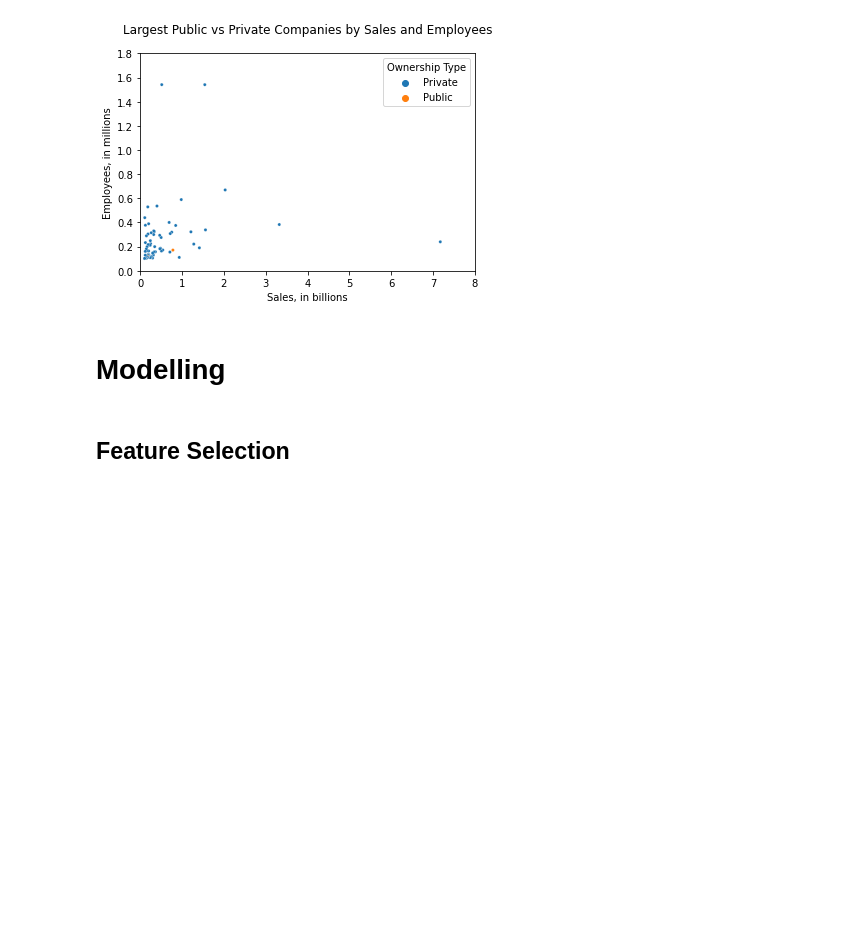
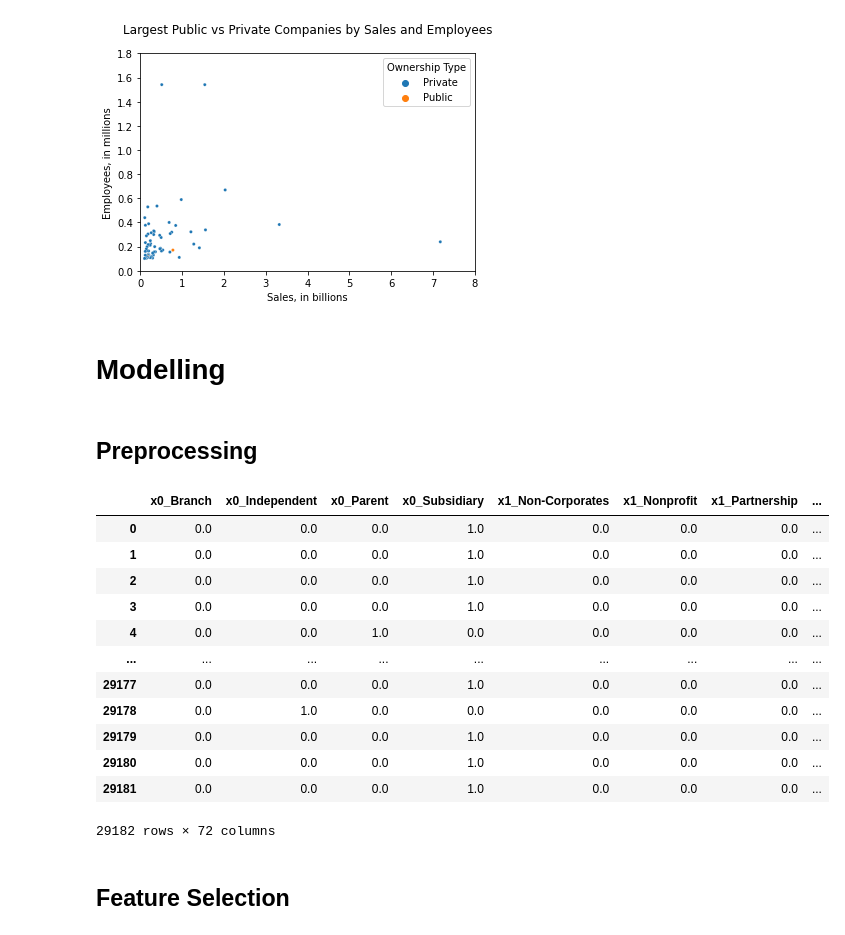
Before and after one commit to LEPK02/LEPK02-NUS-SDS-Datathon-Champion, a Jupyter notebook: NUS_DATATHON_CHAMPION_TEAM NAME.ipynb, the cells around one changed output. Cells and saved outputs as stored; diff of their text form; code cells hidden in the pictures; blank space fills up the shorter version.

Commit message:
encode categorical variables

```diff
--- a/NUS_DATATHON_CHAMPION_TEAM NAME.ipynb
+++ b/NUS_DATATHON_CHAMPION_TEAM NAME.ipynb
@@ -34,6 +63,9 @@ filepath = "./data/catA_train.csv"
 # Overview
 df_main = pd.read_csv(filepath, encoding='utf-8')
 pd.set_option('display.max_columns', None)
+
+# Note: all companies are active
+# df_main['Company Status (Active/Inactive)'].unique()
 
 # Fill NA
 for empty_col in [
@@ -47,6 +79,13 @@ emp_regex = re.compile('^Employees')
 for emp_col in [x for x in df_main.columns.values.tolist() if emp_regex.match(x)]:
     df_main[emp_col] = df_main[emp_col].fillna(0)
 
+for empty_country in ['Parent Country', 'Global Ultimate Country']:
+    df_main[empty_country] = df_main[empty_country].fillna(
+        getCountry(df_main['LATITUDE'].iloc[0], df_main['LONGITUDE'].iloc[0])
+    )
+
+df_main['Import/Export Status'] = df_main['Import/Export Status'].fillna("None")
+
 # Sum columns
 df_main['Sales (Overall Ultimate Total USD)'] = df_main['Sales (Global Ultimate Total USD)'] + \
     df_main['Sales (Domestic Ultimate Total USD)']
@@ -176,6 +215,54 @@ plt.show()
 [figure]
 # %% [markdown]
 # Modelling
+# %% [markdown]
+## Preprocessing
+# %%
+df_train = pd.DataFrame()
+# %%
+# Encode categorical data
+encoders = {
+    "ohe": {
+        "enc": preprocessing.OneHotEncoder(),
+        "cols": ['Entity Type', 'Ownership Type', 'Import/Export Status'],
+    },
+    "lb": {
+        "enc": BinaryEncoder,
+        "cols": [
+            'Parent Company', 'Parent Country', 'Global Ultimate Company',
+            'Global Ultimate Country', 'Domestic Ultimate Company'
+        ],
+    },
+}
+
+for name, encoder in encoders.items():
+    if (name == "ohe"):
+        encoder['enc'].fit(df_main[encoder['cols']])
+        df_train = pd.DataFrame(
+            encoder['enc'].transform(df_main[encoder['cols']]).toarray(),
+            columns=encoder['enc'].get_feature_names()
+        )
+    elif (name == "lb"):
+        encoder['enc'] = encoder['enc'](cols=encoder['cols'])
+        df_train = pd.concat(
+            [df_train, encoder['enc'].fit_transform(df_main[encoder['cols']])],
+            axis=1
+        )
+df_train
+# %% [output]
+|  | x0_Branch | x0_Independent | x0_Parent | x0_Subsidiary | x1_Non-Corporates | x1_Nonprofit | x1_Partnership | ... |
+| 0 | 0.0 | 0.0 | 0.0 | 1.0 | 0.0 | 0.0 | 0.0 | ... |
+| 1 | 0.0 | 0.0 | 0.0 | 1.0 | 0.0 | 0.0 | 0.0 | ... |
+| 2 | 0.0 | 0.0 | 0.0 | 1.0 | 0.0 | 0.0 | 0.0 | ... |
+| 3 | 0.0 | 0.0 | 0.0 | 1.0 | 0.0 | 0.0 | 0.0 | ... |
+| 4 | 0.0 | 0.0 | 1.0 | 0.0 | 0.0 | 0.0 | 0.0 | ... |
+| ... | ... | ... | ... | ... | ... | ... | ... | ... |
+| 29177 | 0.0 | 0.0 | 0.0 | 1.0 | 0.0 | 0.0 | 0.0 | ... |
+| 29178 | 0.0 | 1.0 | 0.0 | 0.0 | 0.0 | 0.0 | 0.0 | ... |
+| 29179 | 0.0 | 0.0 | 0.0 | 1.0 | 0.0 | 0.0 | 0.0 | ... |
+| 29180 | 0.0 | 0.0 | 0.0 | 1.0 | 0.0 | 0.0 | 0.0 | ... |
+| 29181 | 0.0 | 0.0 | 0.0 | 1.0 | 0.0 | 0.0 | 0.0 | ... |
+29182 rows × 72 columns
 # %% [markdown]
 ## Feature Selection
 # %%
```
Also changed, not shown: parts of 9 cells of this notebook.
